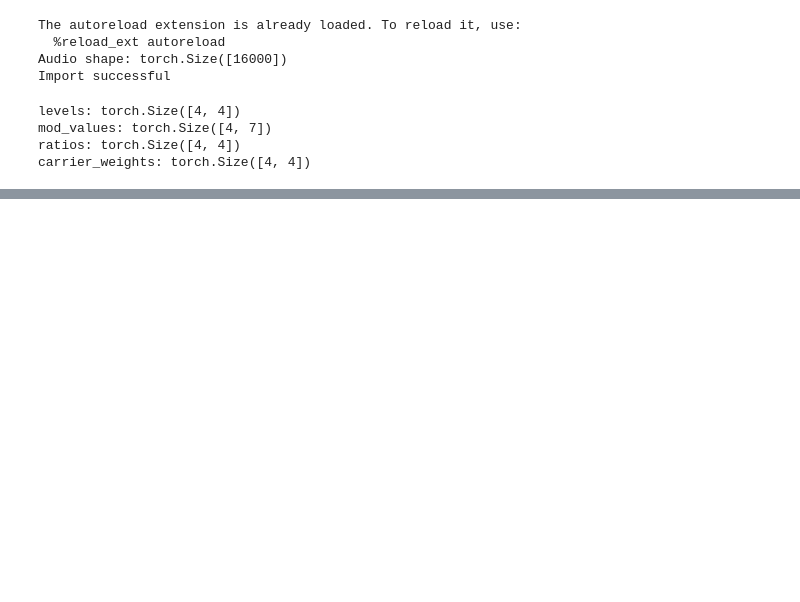
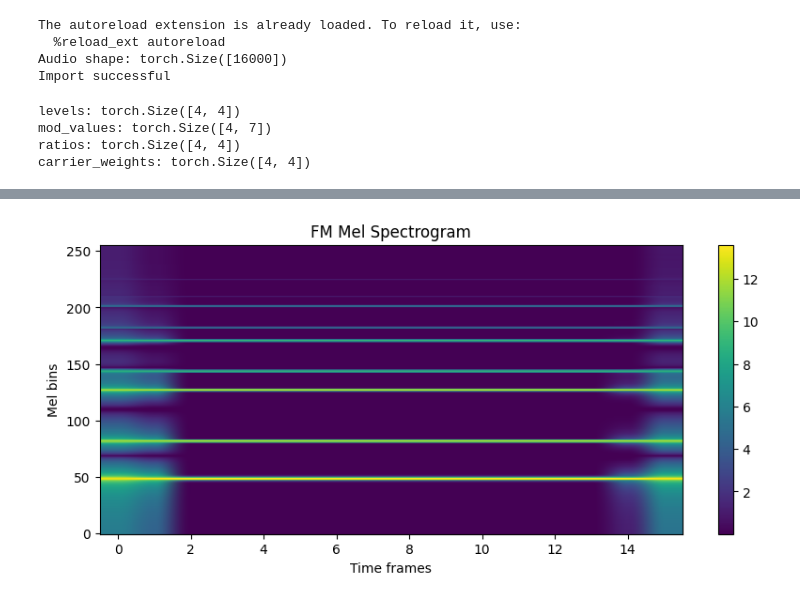
Before and after one commit to mgronberg0/FM_DDSP, a Jupyter notebook: python/notebooks/02_encoder.ipynb, the cells around one changed output, grey strips where cells are left out. Drawn from its saved outputs; the diff is of its cells as text; code cells hidden in the pictures; blank space fills up the shorter version.

```diff
--- a/python/notebooks/02_encoder.ipynb
+++ b/python/notebooks/02_encoder.ipynb
@@ -41,0 +73,20 @@ carrier_weights: torch.Size([4, 4])
+# %%
+f0 = 440.0
+ratios = torch.tensor([3.0, 1.0, 1.0, 1.0])
+levels = torch.tensor([0.8, 1.0, 0.0, 0.0])
+mod_matrix = make_mod_matrix(torch.tensor([0.0, 1.0, 0.0, 0.0, 0.0, 0.0, 0.0]))
+carrier_weights = torch.tensor([0.0, 1.0, 0.0, 0.0])
+fm_audio = fm_renderer(f0, ratios, levels, mod_matrix, carrier_weights, 16000, 1.0)
+
+mel_spec = mel_transform(fm_audio)
+plt.figure(figsize=(10, 4))
+plt.imshow(torch.log1p(mel_spec).numpy(),
+           aspect='auto',
+           origin='lower')
+plt.colorbar()
+plt.xlabel('Time frames')
+plt.ylabel('Mel bins')
+plt.title('FM Mel Spectrogram')
+plt.show()
+# %% [output]
+[figure, added]
```
Also changed, not shown: parts of 2 cells of this notebook, 2 other files.
